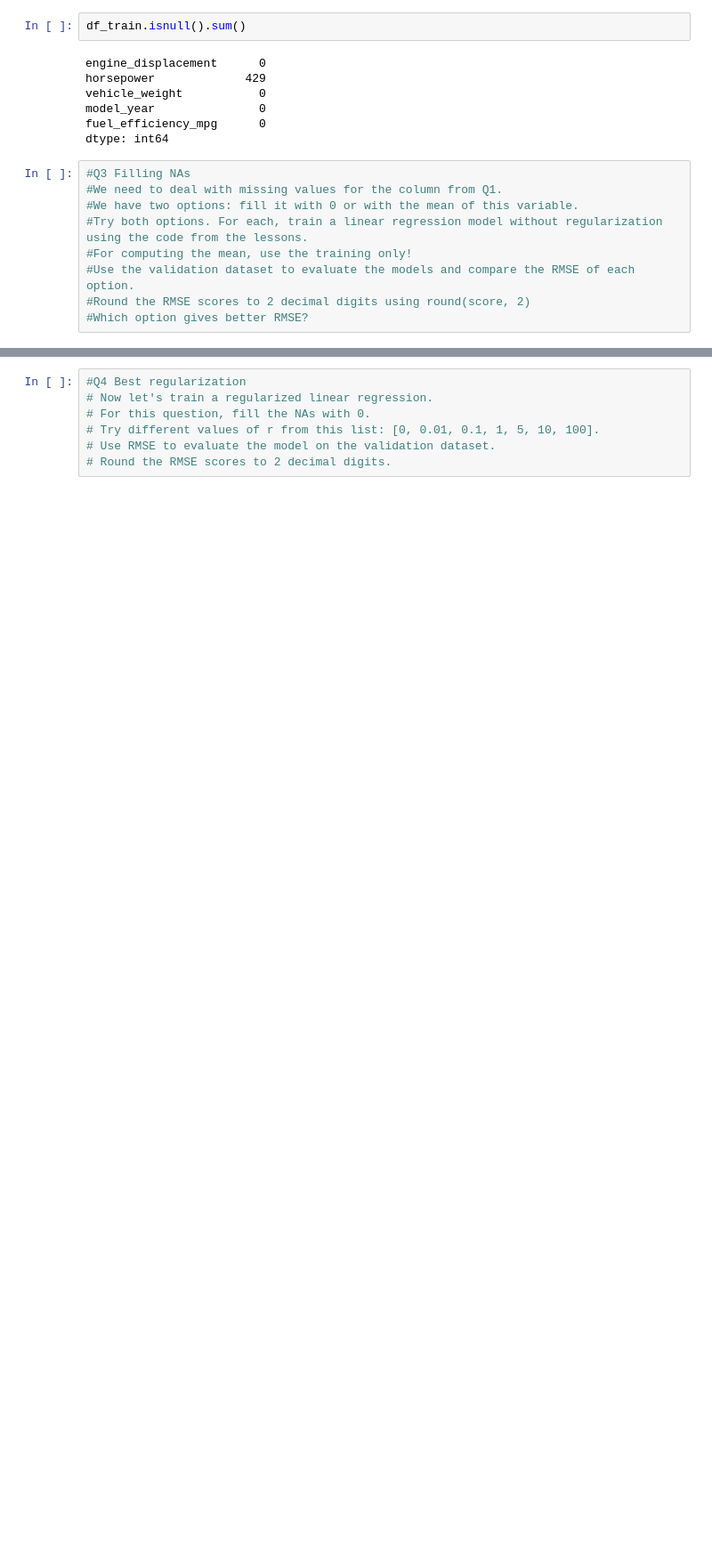
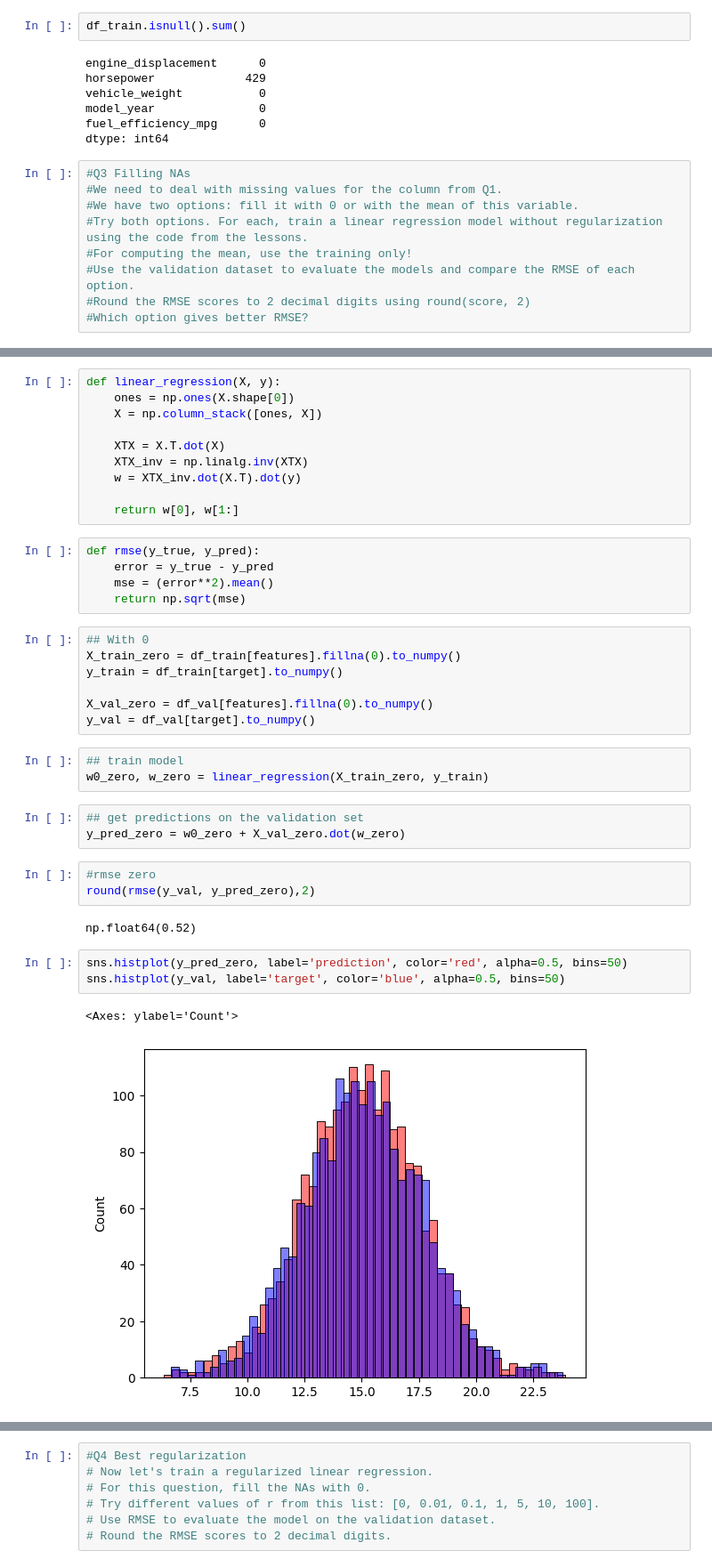
Before and after one commit to jjean95/ML_Zoomcamp_homework, a Jupyter notebook: 02-regression/homework2.ipynb, the cells around one changed output, grey strips where cells are left out. Shown: that part at 89% size. Drawn from its saved outputs; the diff is of its cells as text; blank space fills up the shorter version.

```diff
--- a/02-regression/homework2.ipynb
+++ b/02-regression/homework2.ipynb
@@ -118,0 +118,39 @@ dtype: int64
+# %%
+def linear_regression(X, y):
+    ones = np.ones(X.shape[0])
+    X = np.column_stack([ones, X])
+
+    XTX = X.T.dot(X)
+    XTX_inv = np.linalg.inv(XTX)
+    w = XTX_inv.dot(X.T).dot(y)
+
+    return w[0], w[1:]
+# %%
+def rmse(y_true, y_pred):
+    error = y_true - y_pred
+    mse = (error**2).mean()
+    return np.sqrt(mse)
+# %%
+## With 0
+X_train_zero = df_train[features].fillna(0).to_numpy()
+y_train = df_train[target].to_numpy()
+
+X_val_zero = df_val[features].fillna(0).to_numpy()
+y_val = df_val[target].to_numpy()
+# %%
+## train model
+w0_zero, w_zero = linear_regression(X_train_zero, y_train)
+# %%
+## get predictions on the validation set
+y_pred_zero = w0_zero + X_val_zero.dot(w_zero)
+# %%
+#rmse zero
+round(rmse(y_val, y_pred_zero),2)
+# %% [output]
+np.float64(0.52)
+# %%
+sns.histplot(y_pred_zero, label='prediction', color='red', alpha=0.5, bins=50)
+sns.histplot(y_val, label='target', color='blue', alpha=0.5, bins=50)
+# %% [output]
+<Axes: ylabel='Count'>
+[figure, added]
```
Also changed, not shown: parts of 16 cells of this notebook.
